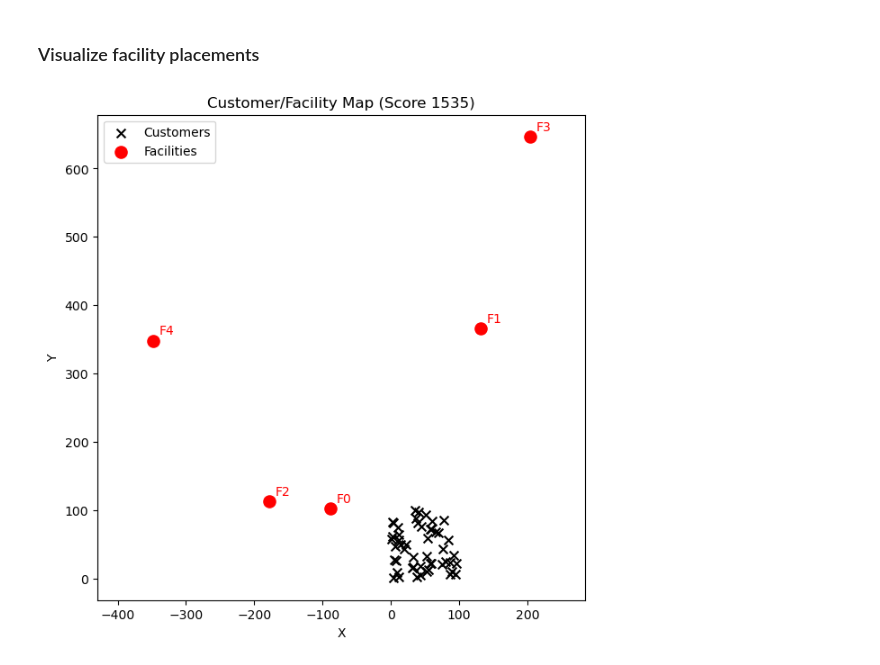
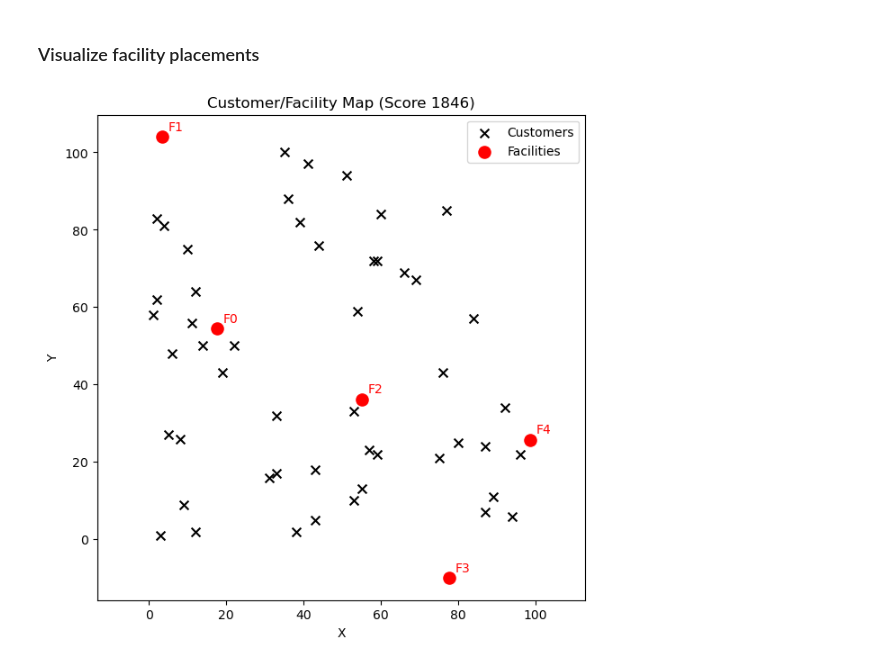
Before and after one commit to benbekir/optimization-algorithms, a Jupyter notebook: multiple-objectives-constraints/nsga.ipynb, the cells around one changed output. Saved outputs shown, nothing was run; the diff lists cells and outputs as text; code cells hidden in the pictures.

```diff
--- a/multiple-objectives-constraints/nsga.ipynb
+++ b/multiple-objectives-constraints/nsga.ipynb
@@ -126,7 +127,7 @@ def create_solution(facilities, customers) -> Solution:
         closest_facility_distance = math.inf
         for i, f in enumerate(facilities):
             distance = math.sqrt((f.x - c.x) ** 2 + (f.y - c.y) ** 2)
-            if distance < closest_facility_distance and c.demand < f.get_remaining_resources():
+            if distance < closest_facility_distance and c.demand <= f.get_remaining_resources():
                 closest_facility_index = i
                 closest_facility_distance = distance
         facilities[closest_facility_index].add_customer(c)
@@ -239,10 +248,10 @@ def tournament_selection(number_of_parents, solutions: list[Solution]) -> list[S
     best_solutions: list[Solution] = []
     for _ in range(number_of_parents):
         # get four different solutions
-        i1 = random.randint(0, number_of_parents)
+        i1 = random.randint(0, len(solutions) - 1)
         i2 = i1
         while i2 == i1:
-            i2 = random.randint(0, number_of_parents)
+            i2 = random.randint(0, len(solutions) - 1)
         s1 = solutions[i1]
         s2 = solutions[i2]
         # add better solution to parents for next generation
@@ -260,8 +269,13 @@ def tournament_selection(number_of_parents, solutions: list[Solution]) -> list[S
 ### Mutation
 Mutate children by changing locations of the facilities according to a normal distribution and reassigning customers to the closest facility, given that the facility has enough capacity for the customer.
 # %%
-def mutate(mutation_rate, solutions, customers) -> list[Solution]:
+def mutate(solutions, customers, min_x: float, max_x: float, min_y: float, max_y: float, mutation_rate = 1.0) -> list[Solution]:
     children: list[Solution] = []
+    clip_min_x = min_x - 50
+    clip_max_x = max_x + 50
+    clip_min_y = min_y - 50
+    clip_max_y = max_y + 50
+
     for solution in solutions:
         # mutate this solution with given probability
         if random.random() >= mutation_rate:
@@ -269,8 +283,12 @@ def mutate(mutation_rate, solutions, customers) -> list[Solution]:
 
         # move all facilities value extracted from normal distribution
         for f in solution.facilities:
-            f.x += random.gauss(0, 10)
-            f.y += random.gauss(0, 10)
+            new_x = f.x + random.gauss(0, 10)
+            new_y = f.y + random.gauss(0, 10)
+            new_x = min(max(new_x, clip_min_x), clip_max_x)
+            new_y = min(max(new_y, clip_min_y), clip_max_y)
+            f.x = new_x
+            f.y = new_y
 
         child = create_solution(solution.facilities, customers)
         children.append(child)
@@ -336,24 +354,27 @@ for item in problem["customers"]:
 # %% [markdown]
 ### Main loop
 # %%
-POPULATION_SIZE = 25
-MUTATION_RATE = 0.35
+POPULATION_SIZE = 50
+MUTATION_RATE = 1
 NUMBER_OF_GENERATION = 50
 
 # create initial population
 parents = create_parents(POPULATION_SIZE, facility_count, facility_capacity, min_x, max_x, min_y, max_y, customers)
 for _ in range(NUMBER_OF_GENERATION):
     # mutate some part of the population
-    children = mutate(MUTATION_RATE, parents, customers)
+    children = mutate(parents, customers, min_x, max_x, min_y, max_y, MUTATION_RATE)
     # crossover parents to create new children
     crossed = crossover(parents, customers)
     # use the entire population (normal + mutation + crossover)
     population = parents + children + crossed
     # calculate the frontiers and distances for every solution
     calculate_fronts(population)
-    calculate_crowding_distance(population)
+    calculate_population_crowding_distance(population)
     # select best new parents with tournament selection
     parents = tournament_selection(POPULATION_SIZE, population)
+
+parents.sort(key=lambda x: x.score)
+best_solution = parents[0]
 # %% [markdown]
 ### Visualize fronts
 # %%
@@ -399,31 +420,29 @@ plt.show()
 # %% [markdown]
 ### Visualize facility placements
 # %%
-solution = parents[0]
-
 plt.figure(figsize=(7, 7))
 
 # plot customers
 cx = [c.x for c in customers]
 cy = [c.y for c in customers]
 plt.scatter(cx, cy, marker="x", color="black", s=50, label="Customers")
 
 # plot facilities
-fx = [f.x for f in solution.facilities]
-fy = [f.y for f in solution.facilities]
+fx = [f.x for f in best_solution.facilities]
+fy = [f.y for f in best_solution.facilities]
 plt.scatter(fx, fy, marker="o", color="red", s=90, label="Facilities")
 
 # annotate facilities
-for i, f in enumerate(solution.facilities):
+for i, f in enumerate(best_solution.facilities):
     plt.annotate(f"F{i}", (f.x, f.y), xytext=(5, 5), textcoords="offset points", color="red")
 
-score = solution.service_distance_score + solution.facility_dispersion_score
+score = best_solution.service_distance_score + best_solution.facility_dispersion_score
 
 plt.xlabel("X")
 plt.ylabel("Y")
 plt.title(f"Customer/Facility Map (Score {int(score)})")
 plt.legend()
 plt.axis("equal")
 plt.show()
 # %% [output]
-[figure, old version]
+[figure, new version]
```
Also changed, not shown: parts of 4 cells of this notebook.
